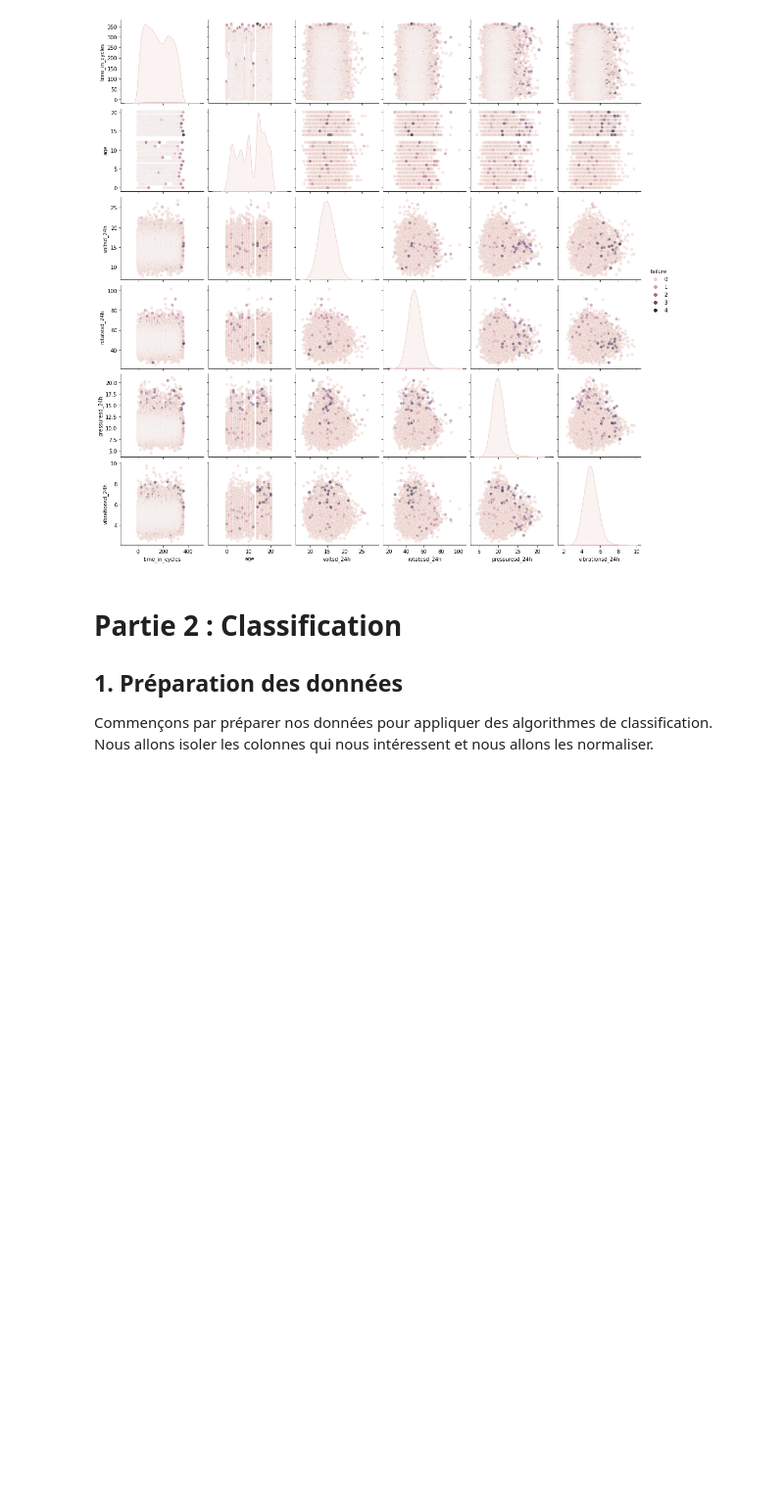
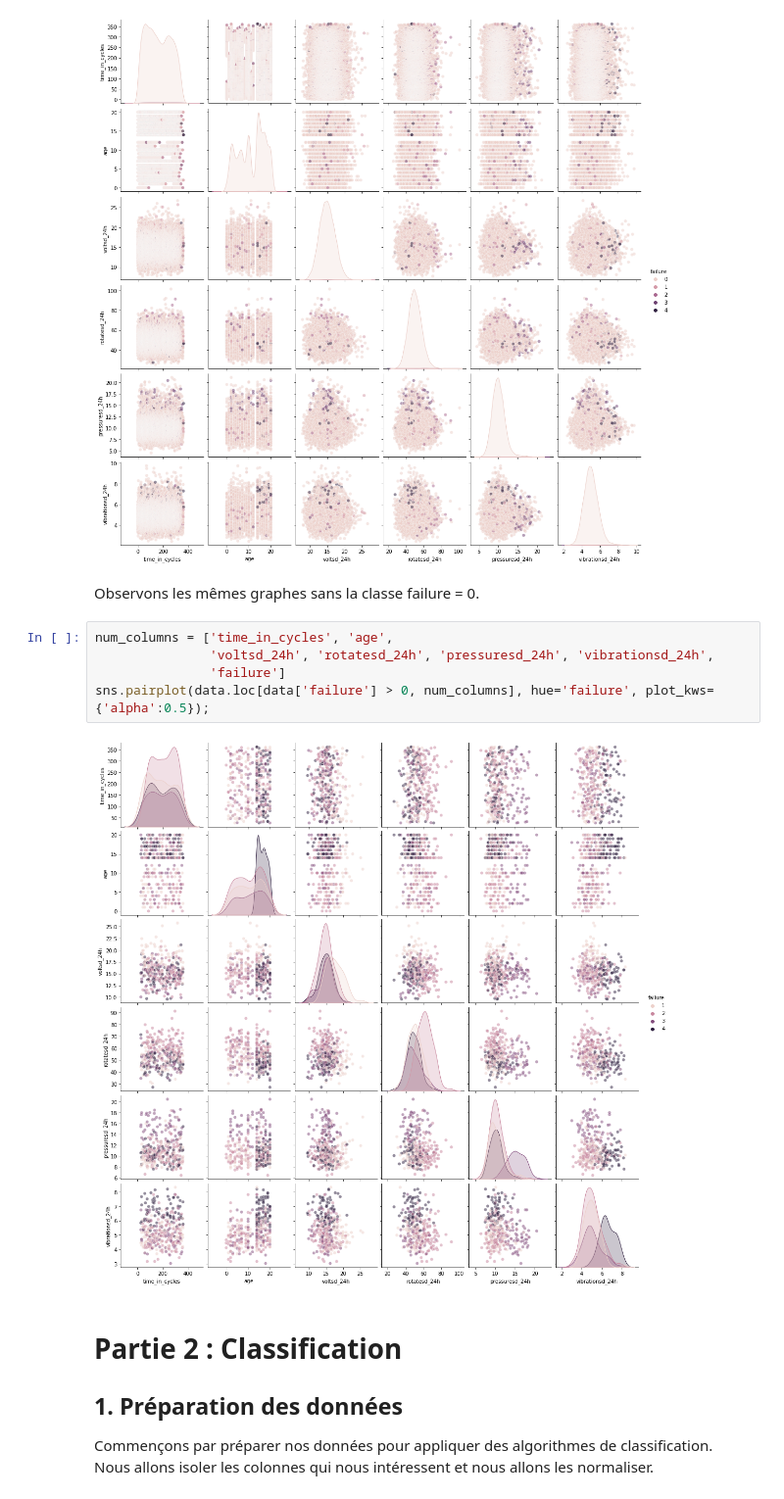
Before and after one commit to pierre-db/SD701_Data-Mining-Project, a Jupyter notebook: Projet_Data_Mining.ipynb, the cells around one changed output. Shown at 98% size. Cells and saved outputs as stored; diff of their text form; blank space fills up the shorter version.

```diff
--- a/Projet_Data_Mining.ipynb
+++ b/Projet_Data_Mining.ipynb
@@ -267,6 +272,15 @@ num_columns = ['time_in_cycles', 'age',
 sns.pairplot(data[num_columns], hue='failure', plot_kws={'alpha':0.5});
 # %% [output]
 [figure]
+# %% [markdown]
+Observons les mêmes graphes sans la classe failure = 0.
+# %%
+num_columns = ['time_in_cycles', 'age',
+               'voltsd_24h', 'rotatesd_24h', 'pressuresd_24h', 'vibrationsd_24h',
+               'failure']
+sns.pairplot(data.loc[data['failure'] > 0, num_columns], hue='failure', plot_kws={'alpha':0.5});
+# %% [output]
+[figure, added]
 # %% [markdown]
 # Partie 2 : Classification
 
```
Also changed, not shown: parts of 46 cells of this notebook.
